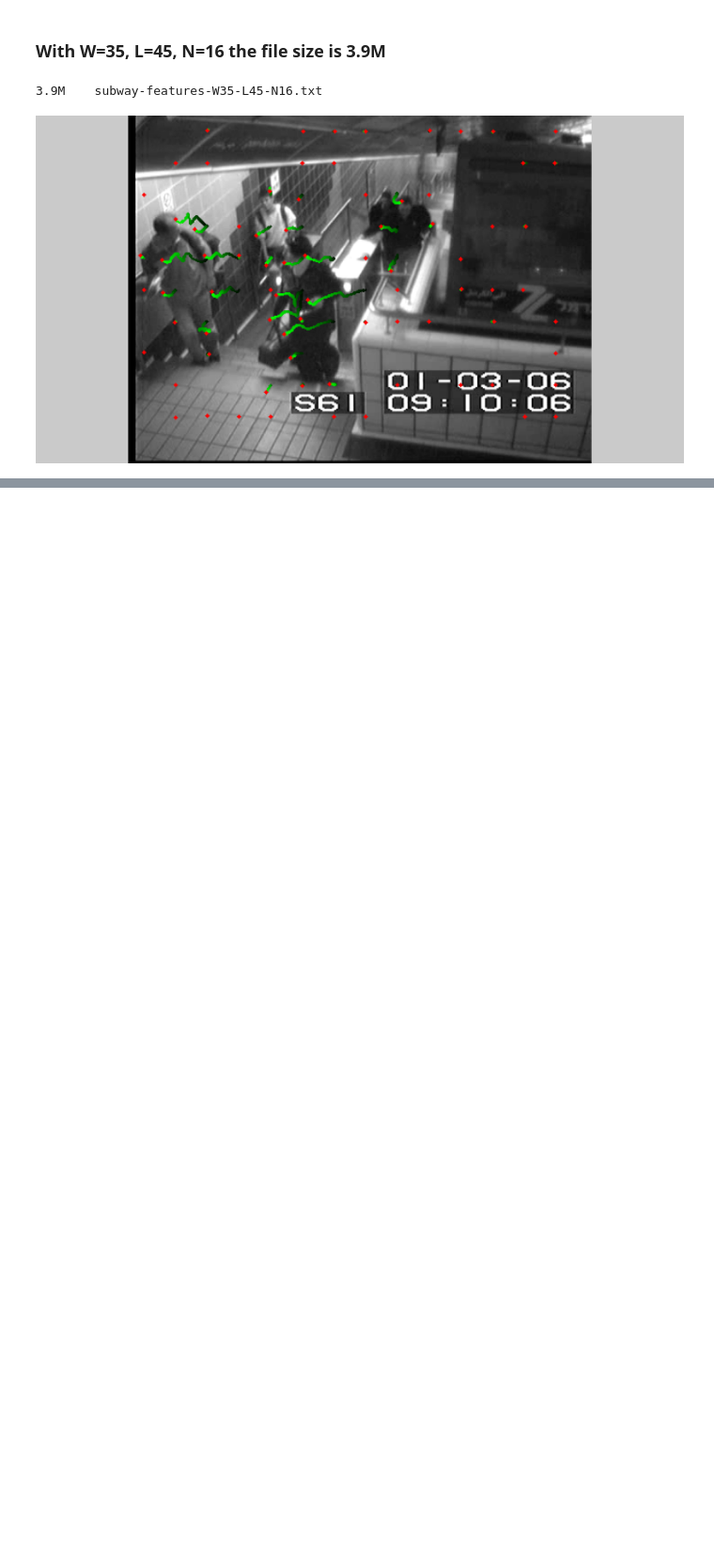
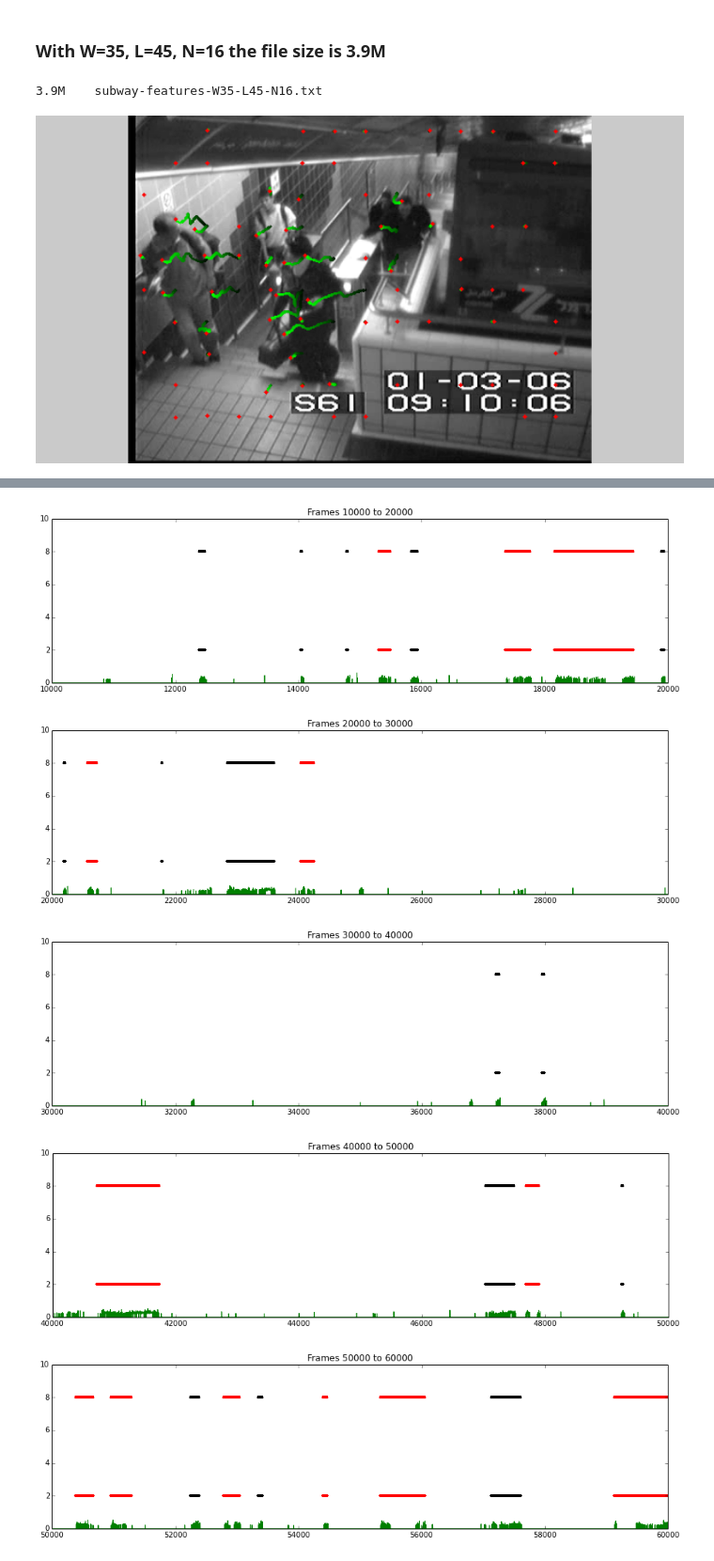
Before and after one commit to ingenieroariel/thesis, a Jupyter notebook: notes/023-Trajectories.ipynb, the cells around one changed output, grey strips where cells are left out. Shown at 94% size. Drawn from its saved outputs; the diff is of its cells as text; code cells hidden in the pictures; blank space fills up the shorter version.

```diff
--- a/notes/023-Trajectories.ipynb
+++ b/notes/023-Trajectories.ipynb
@@ -133,0 +384,43 @@ Image('W35L45N16.png')
+# %%
+STEP = 10000
+frames = np.array(range(1, 64901))
+
+
+frame_error = data[(data.error > 0.2)].get(['frameNum', 'error'])
+# frame error sum
+fes  = frame_error.groupby(by='frameNum').agg(np.mean)
+
+
+for index in range(STEP, len(frames), STEP):
+
+    frames_vect = np.array(range(index, index + STEP+1))
+
+    values_vect = np.zeros(frames_vect.shape)
+
+    for frame, error in fes[(fes.index > index) & (fes.index < index+STEP)].itertuples():
+        values_vect[frame - index] = error
+
+    figure()
+    gcf().set_figwidth(15)
+
+    YLIM = 10
+
+    plot(frames_vect, values_vect, color='green', label='error sum')
+    hold()
+
+    for start, end, value in groundtruth:
+        color = 'red' if value == 1 else 'black'
+        height = YLIM * 0.8 if value == 1 else YLIM * 0.2
+        draw_groundtruth(height, start, end, color=color)
+        draw_groundtruth(YLIM - height, start, end, color=color)
+
+    title("Frames %s to %s" % (index, index+STEP))
+
+    xlim(index, index + STEP)
+    ylim((0, YLIM))
+# %% [output]
+[figure, added]
+[figure, added]
+[figure, added]
+[figure, added]
+[figure, added]
```
Also changed, not shown: parts of 30 cells of this notebook, 9 other files.
